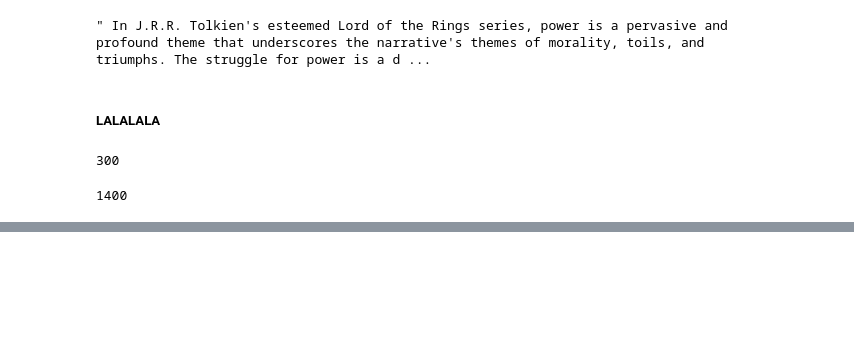
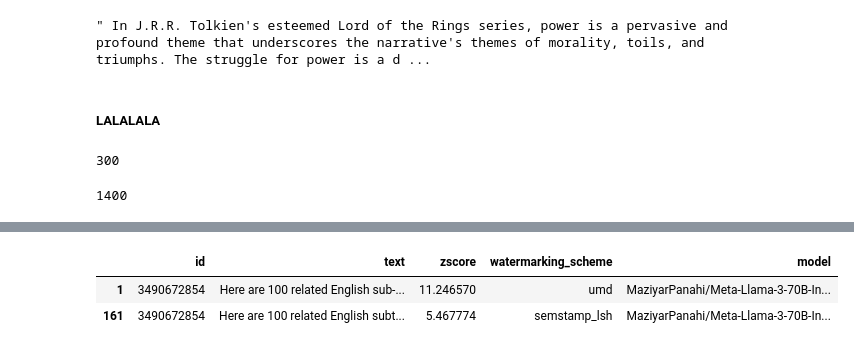
Before and after one commit to borito1907/impossibility-watermark, a Jupyter notebook: playground.ipynb, the cells around one changed output, grey strips where cells are left out. Cells and saved outputs as stored; diff of their text form; code cells hidden in the pictures; blank space fills up the shorter version.

```diff
--- a/playground.ipynb
+++ b/playground.ipynb
@@ -118,0 +150,6 @@ len(df)
+# %%
+df[df['id'] == 3490672854]
+# %% [output]
+|  | id | text | zscore | watermarking_scheme | model |
+| 1 | 3490672854 | Here are 100 related English sub-... | 11.246570 | umd | MaziyarPanahi/Meta-Llama-3-70B-In... |
+| 161 | 3490672854 | Here are 100 related English subt... | 5.467774 | semstamp_lsh | MaziyarPanahi/Meta-Llama-3-70B-In... |
```
Also changed, not shown: parts of 5 cells of this notebook, 6 other files.
